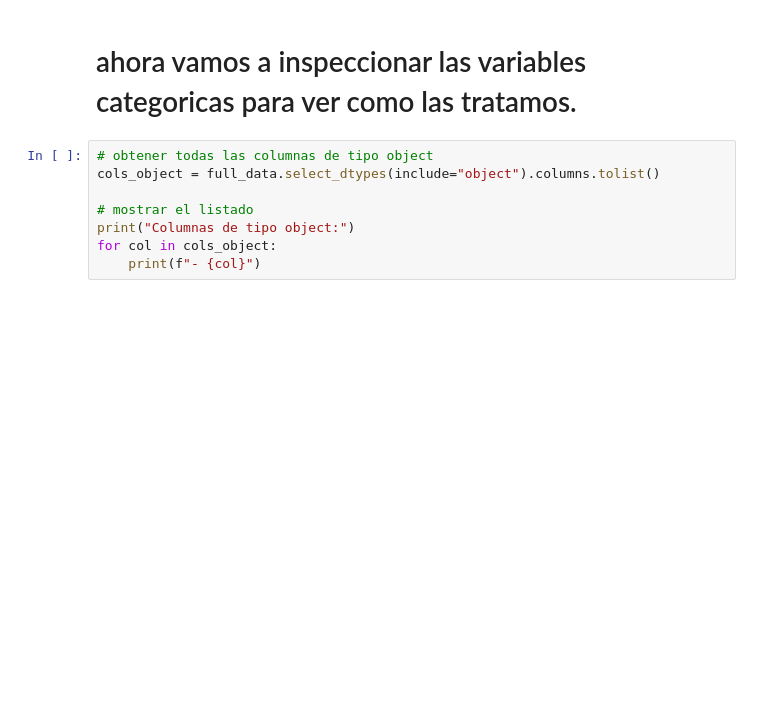
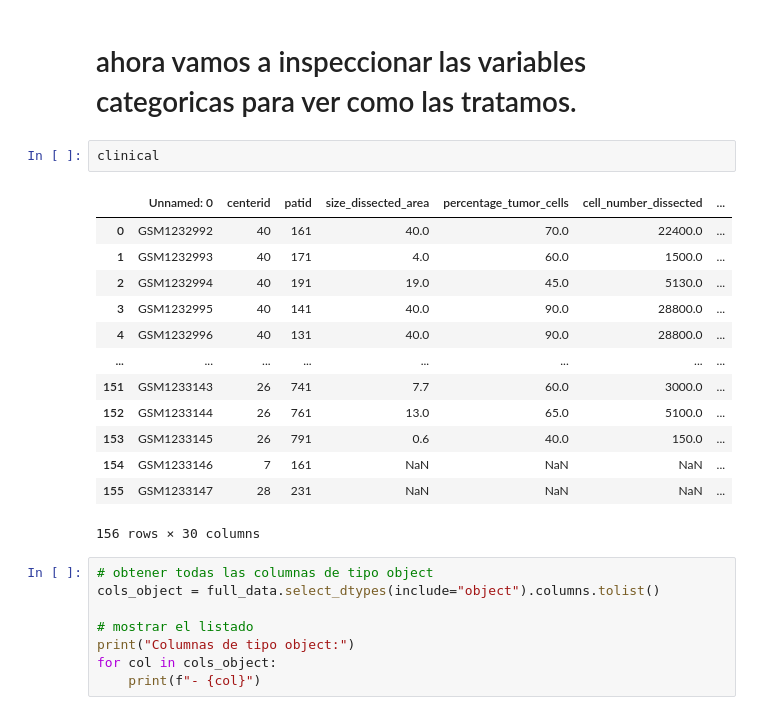
Before and after one commit to florsribalta/breast_cancer_fr, a Jupyter notebook: notebooks/1_data_pull_final.ipynb, the cells around one changed output. Cells and saved outputs as stored; diff of their text form; blank space fills up the shorter version.

```diff
--- a/notebooks/1_data_pull_final.ipynb
+++ b/notebooks/1_data_pull_final.ipynb
@@ -261,6 +265,22 @@ race                               object
 dtype: object
 # %% [markdown]
 # ahora vamos a inspeccionar las variables categoricas para ver como las tratamos.
+# %%
+clinical
+# %% [output]
+|  | Unnamed: 0 | centerid | patid | size_dissected_area | percentage_tumor_cells | cell_number_dissected | ... |
+| 0 | GSM1232992 | 40 | 161 | 40.0 | 70.0 | 22400.0 | ... |
+| 1 | GSM1232993 | 40 | 171 | 4.0 | 60.0 | 1500.0 | ... |
+| 2 | GSM1232994 | 40 | 191 | 19.0 | 45.0 | 5130.0 | ... |
+| 3 | GSM1232995 | 40 | 141 | 40.0 | 90.0 | 28800.0 | ... |
+| 4 | GSM1232996 | 40 | 131 | 40.0 | 90.0 | 28800.0 | ... |
+| ... | ... | ... | ... | ... | ... | ... | ... |
+| 151 | GSM1233143 | 26 | 741 | 7.7 | 60.0 | 3000.0 | ... |
+| 152 | GSM1233144 | 26 | 761 | 13.0 | 65.0 | 5100.0 | ... |
+| 153 | GSM1233145 | 26 | 791 | 0.6 | 40.0 | 150.0 | ... |
+| 154 | GSM1233146 | 7 | 161 | NaN | NaN | NaN | ... |
+| 155 | GSM1233147 | 28 | 231 | NaN | NaN | NaN | ... |
+156 rows × 30 columns
 # %%
 # obtener todas las columnas de tipo object
 cols_object = full_data.select_dtypes(include="object").columns.tolist()
```
Also changed, not shown: parts of 3 cells of this notebook, 34 other files.
